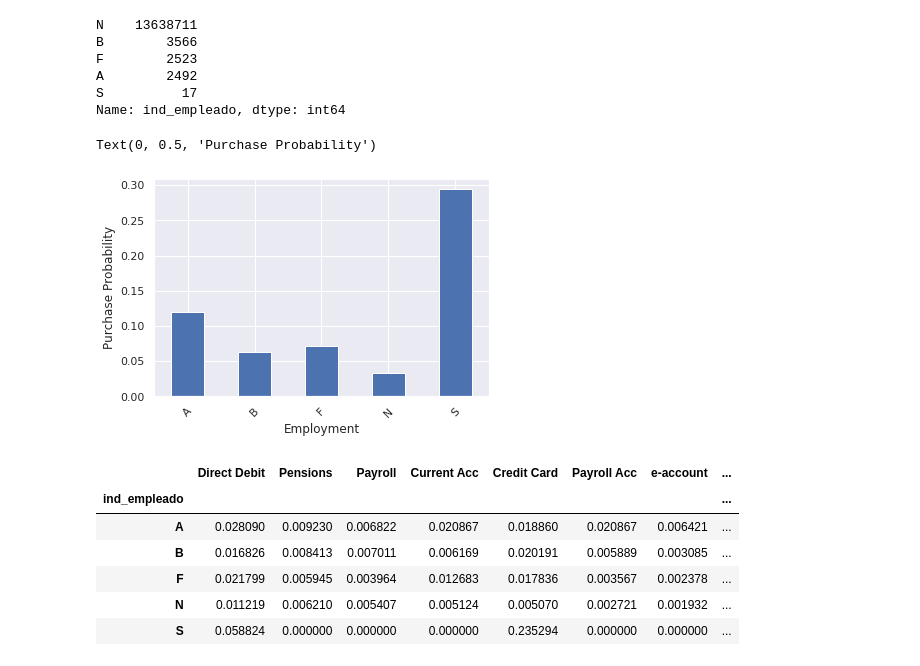
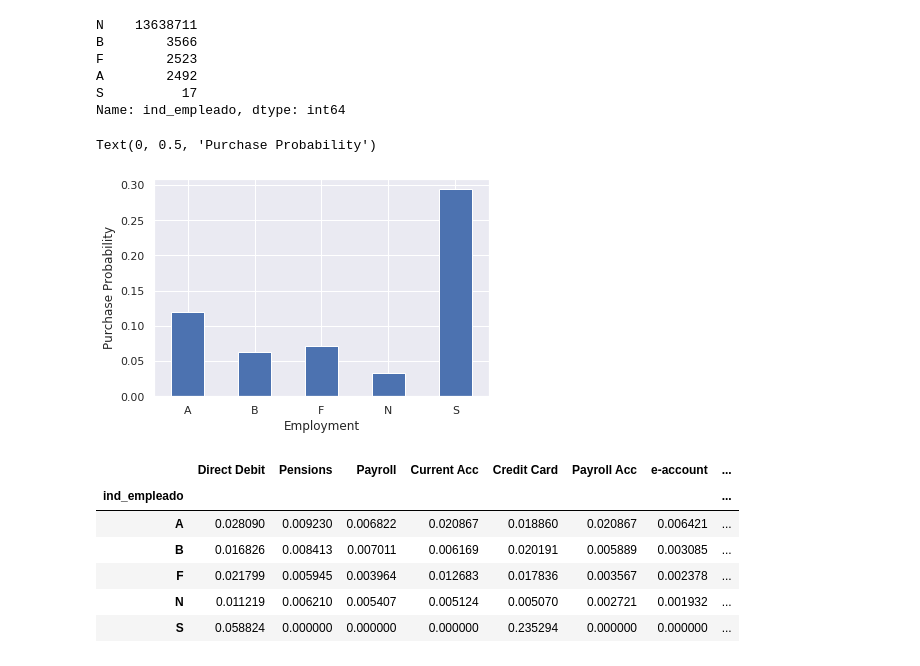
Before and after one commit to nguyentrunghai/Kaggle_projects, a Jupyter notebook: Santander_Product_Recomendation/exploratory.ipynb, the cells around one changed output. Drawn from its saved outputs; the diff is of its cells as text; code cells hidden in the pictures.

```diff
--- a/Santander_Product_Recomendation/exploratory.ipynb
+++ b/Santander_Product_Recomendation/exploratory.ipynb
@@ -403,13 +403,13 @@ A        2492
 S          17
 Name: ind_empleado, dtype: int64
 # %%
-nr_pur_month = df_train[NEW_PURCH_COLS].groupby(df_train["ind_empleado"]).apply(pur_prob_any_prod)
+prob_any = df_train[NEW_PURCH_COLS].groupby(df_train["ind_empleado"]).apply(pur_prob_any_prod)
 
 fig, ax = plt.subplots(nrows=1, ncols=1, figsize=(6, 4))
-nr_pur_month.plot(kind="bar", rot=45, ax=ax)
+prob_any.plot(kind="bar", rot=0, ax=ax)
 ax.set_xlabel("Employment")
 ax.set_ylabel("Purchase Probability")
 # %% [output]
 Text(0, 0.5, 'Purchase Probability')
-[figure, old version]
+[figure, new version]
 # %%
```
Also changed, not shown: parts of 25 cells of this notebook.
